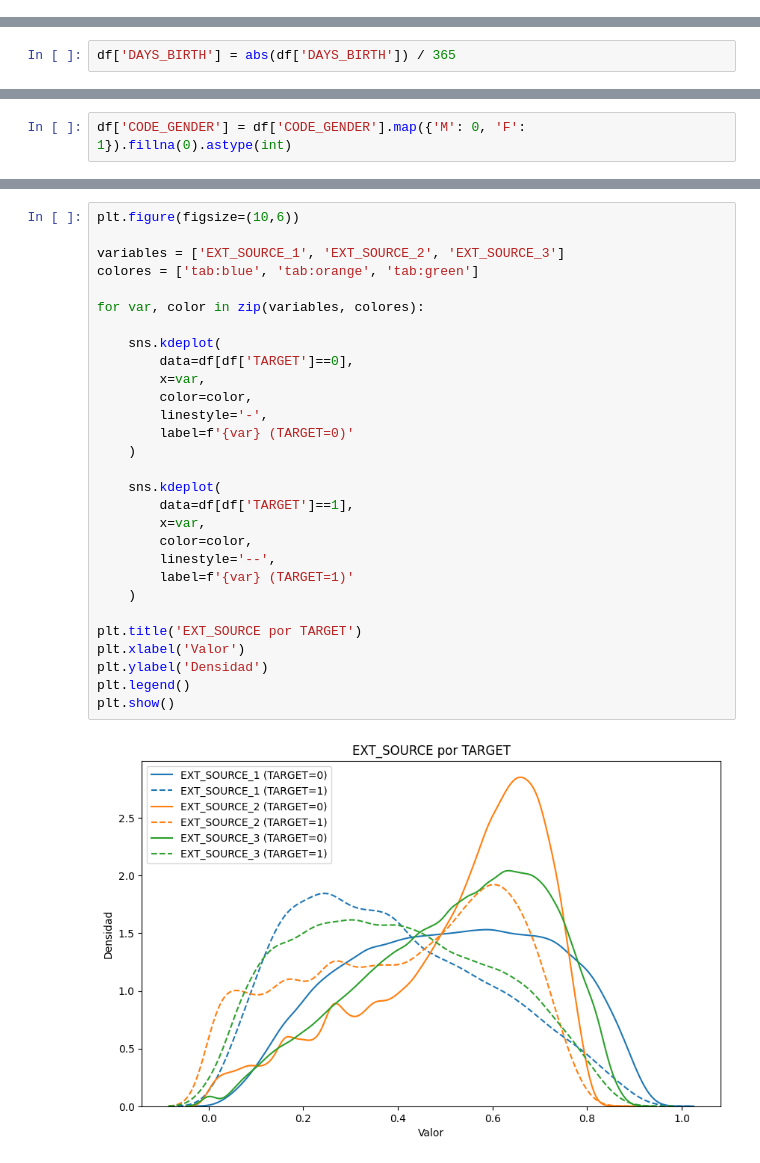
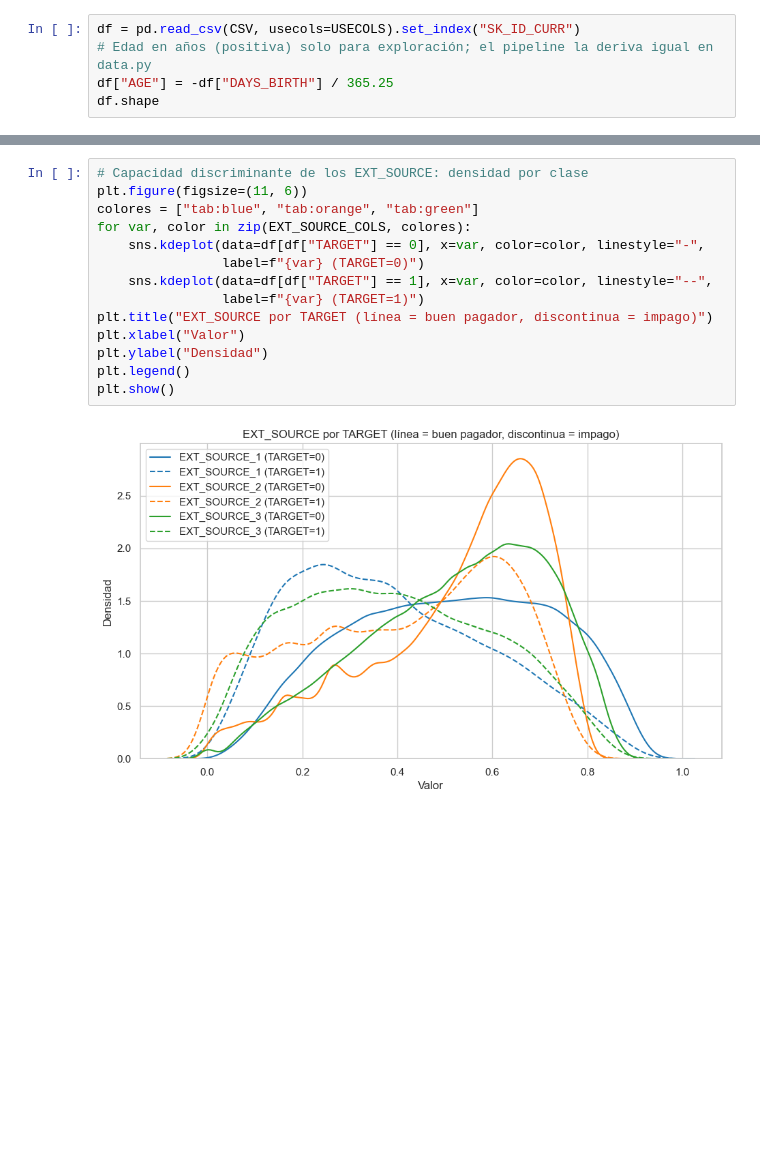
Before and after one commit to Taller-B4-T1/TALLER-B4-T1-Redes-Confiables-Justicia-e-Incertidumbre-, a Jupyter notebook: notebooks/01_eda.ipynb, the cells around one changed output, grey strips where cells are left out. Drawn from its saved outputs; the diff is of its cells as text; blank space fills up the shorter version.

```diff
--- a/notebooks/01_eda.ipynb
+++ b/notebooks/01_eda.ipynb
@@ -27,0 +56,5 @@ df.shape
+# %%
+df = pd.read_csv(CSV, usecols=USECOLS).set_index("SK_ID_CURR")
+# Edad en años (positiva) solo para exploración; el pipeline la deriva igual en data.py
+df["AGE"] = -df["DAYS_BIRTH"] / 365.25
+df.shape
@@ -59,2 +94,0 @@ df.describe()
-# %%
-df['DAYS_BIRTH'] = abs(df['DAYS_BIRTH']) / 365
@@ -134,2 +94,0 @@ df.groupby(['TARGET', 'CODE_GENDER']).size().unstack().plot(
-# %%
-df['CODE_GENDER'] = df['CODE_GENDER'].map({'M': 0, 'F': 1}).fillna(0).astype(int)
@@ -147,31 +152,16 @@ plt.show()
 # %%
-plt.figure(figsize=(10,6))
-
-variables = ['EXT_SOURCE_1', 'EXT_SOURCE_2', 'EXT_SOURCE_3']
-colores = ['tab:blue', 'tab:orange', 'tab:green']
-
-for var, color in zip(variables, colores):
-
-    sns.kdeplot(
-        data=df[df['TARGET']==0],
-        x=var,
-        color=color,
-        linestyle='-',
-        label=f'{var} (TARGET=0)'
-    )
-
-    sns.kdeplot(
-        data=df[df['TARGET']==1],
-        x=var,
-        color=color,
-        linestyle='--',
-        label=f'{var} (TARGET=1)'
-    )
-
-plt.title('EXT_SOURCE por TARGET')
-plt.xlabel('Valor')
-plt.ylabel('Densidad')
+# Capacidad discriminante de los EXT_SOURCE: densidad por clase
+plt.figure(figsize=(11, 6))
+colores = ["tab:blue", "tab:orange", "tab:green"]
+for var, color in zip(EXT_SOURCE_COLS, colores):
+    sns.kdeplot(data=df[df["TARGET"] == 0], x=var, color=color, linestyle="-",
+                label=f"{var} (TARGET=0)")
+    sns.kdeplot(data=df[df["TARGET"] == 1], x=var, color=color, linestyle="--",
+                label=f"{var} (TARGET=1)")
+plt.title("EXT_SOURCE por TARGET (línea = buen pagador, discontinua = impago)")
+plt.xlabel("Valor")
+plt.ylabel("Densidad")
 plt.legend()
 plt.show()
 # %% [output]
-[figure, old version]
+[figure, new version]
```
Also changed, not shown: parts of 43 cells of this notebook.
